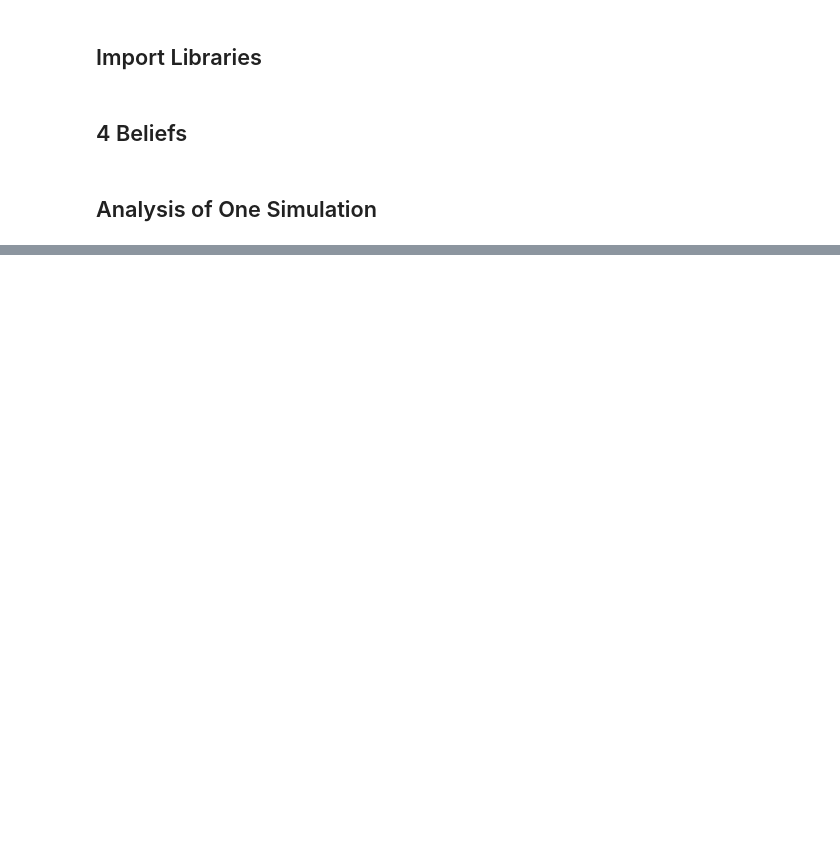
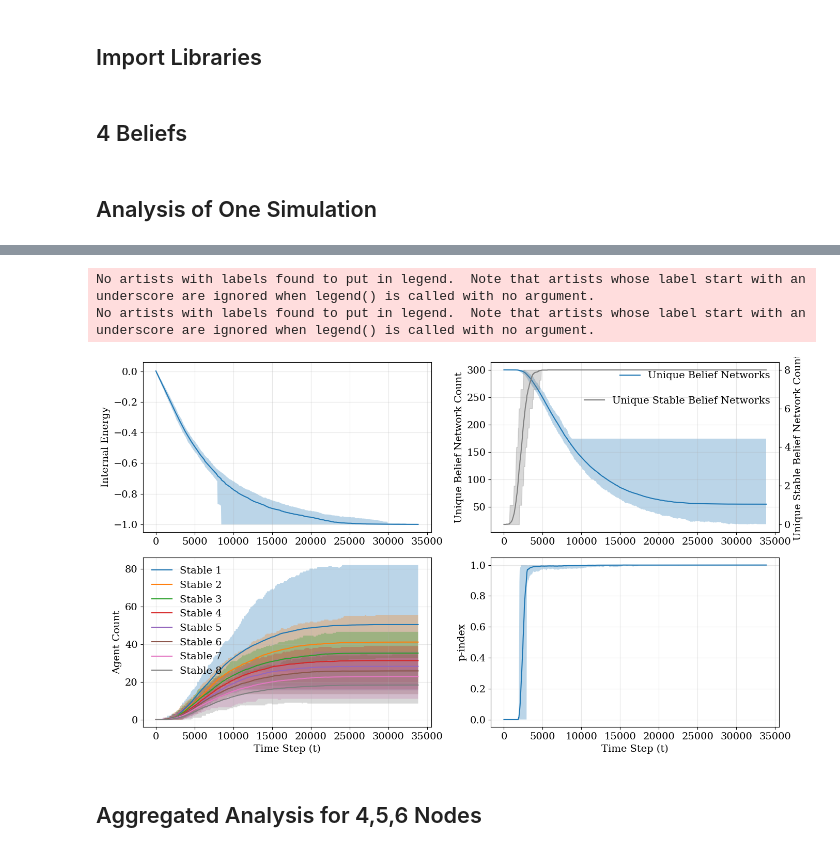
Before and after one commit to ocseckin/belief_network_extended, a Jupyter notebook: notebooks/simulations_bigger_belief_networks.ipynb, the cells around one changed output, grey strips where cells are left out. Drawn from its saved outputs; the diff is of its cells as text; code cells hidden in the pictures; blank space fills up the shorter version.

```diff
--- a/notebooks/simulations_bigger_belief_networks.ipynb
+++ b/notebooks/simulations_bigger_belief_networks.ipynb
@@ -58,0 +98,66 @@ No artists with labels found to put in legend.  Note that artists whose label st
+# %%
+internal_energy_analysis_data_sum = extended_model.internal_energy_analysis(results)
+polarization_analysis_data_sum = extended_model.polarization_analysis(results)
+stability_analysis_data_sum = extended_model.stability_analysis(results, n_nodes = n_nodes)
+unique_belief_count_analysis_sum = extended_model.unique_belief_count_analysis(results)
+unique_stable_network_count_sum = extended_model.unique_stable_network_count_analysis(results, n_nodes = n_nodes)
+# %%
+fig, axs = plt.subplots(2,2,figsize=(14,8))
+
+# helpers
+types_of_stable = extended_model.permute_stable_networks(n_nodes=4)
+max_T = len(internal_energy_analysis_data_sum['avg'])
+x = [i* 5 * len(types_of_stable) for i in range(max_T)]
+
+for row, col, d, l in zip([0,0,1,1,1,1,1,1,1,1,1],
+                        [0,1,0,0,0,0,0,0,0,0,1],
+                        [internal_energy_analysis_data_sum,
+                        unique_belief_count_analysis_sum,
+                        stability_analysis_data_sum[0], stability_analysis_data_sum[1], stability_analysis_data_sum[2], stability_analysis_data_sum[3], stability_analysis_data_sum[4], stability_analysis_data_sum[5], stability_analysis_data_sum[6], stability_analysis_data_sum[7],
+                        polarization_analysis_data_sum],
+                        ['','Unique Belief Networks' ,'Stable 1','Stable 2','Stable 3','Stable 4','Stable 5','Stable 6','Stable 7','Stable 8','']):
+
+    #x = d['x']#[i*20 for i in d['x']] if (l != 'Unique Belief Networks') else d['x']
+
+    axs[row][col].plot(x, d['avg'], label=l)
+    axs[row][col].fill_between(x, d['lower'], d['upper'], alpha=.3)
+
+for row,col,l in zip([0,0,1,1],[0,1,0,1], ['Internal Energy', 'Unique Belief Network Count', 'Agent Count', 'p-index']):
+    axs[row][col].grid(alpha=.3)
+    axs[row][col].set_ylabel(l)
+
+    axs[row][col].legend(frameon=False)
+
+axs[1][1].set_ylim(-0.05, 1.05)
+
+axs[1][1].set_xlabel('Time Step (t)')
+axs[1][0].set_xlabel('Time Step (t)')
+
+loc = plticker.MultipleLocator(base=1.0)
+
+axs2 = axs[0][1].twinx()
+axs2.plot(x,
+        unique_stable_network_count_sum['avg'],
+        color='gray',
+        label='Unique Stable Belief Networks'
+        )
+
+axs2.fill_between(x,
+                unique_stable_network_count_sum['lower'],
+                unique_stable_network_count_sum['upper'],
+                alpha=.3,
+                color='gray',
+                )
+
+axs2.set_ylabel('Unique Stable Belief Network Countx ')
+axs2.legend(frameon=False, bbox_to_anchor=(0., .75, 1., .102))
+
+fig.tight_layout()
+fig.savefig(f'../figures/main/{folder}/all_simulations_enlarged_beliefs_{n_nodes}.pdf')
+fig.show()
+# %% [output]
+No artists with labels found to put in legend.  Note that artists whose label start with an underscore are ignored when legend() is called with no argument.
+No artists with labels found to put in legend.  Note that artists whose label start with an underscore are ignored when legend() is called with no argument.
+[figure, added]
+# %% [markdown]
+## Aggregated Analysis for 4,5,6 Nodes
```
Also changed, not shown: parts of 12 cells of this notebook, 2 other files.
